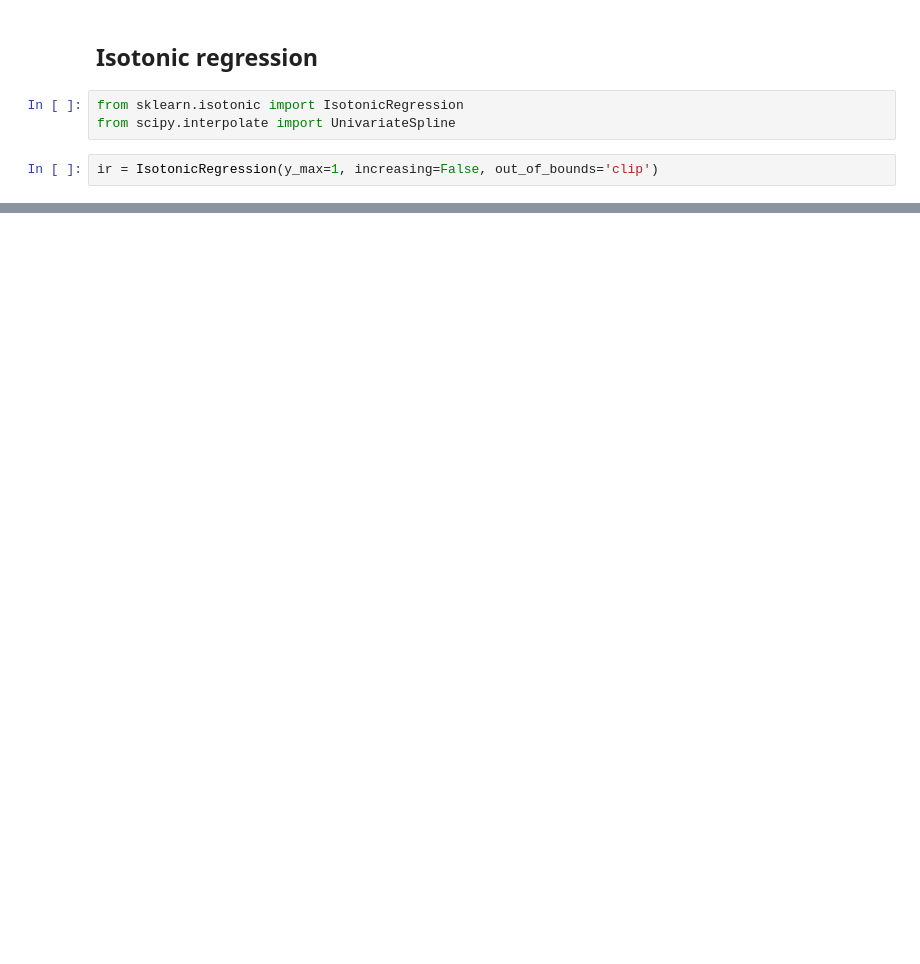
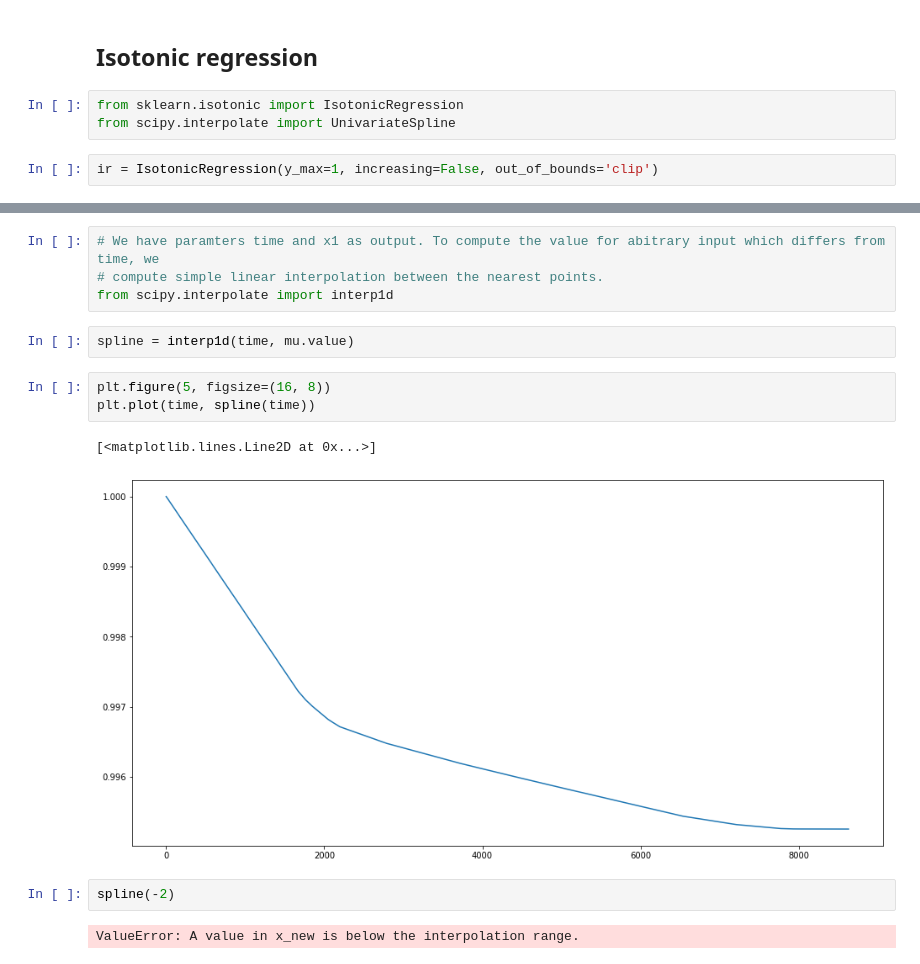
Before and after one commit to roksikonja/dslab_virgo_tsi, a Jupyter notebook: exponential_decay.ipynb, the cells around one changed output, grey strips where cells are left out. Drawn from its saved outputs; the diff is of its cells as text; blank space fills up the shorter version.

```diff
--- a/exponential_decay.ipynb
+++ b/exponential_decay.ipynb
@@ -428,0 +422,16 @@ array([4, 5, 6, 7])
+# %%
+# We have paramters time and x1 as output. To compute the value for abitrary input which differs from time, we
+# compute simple linear interpolation between the nearest points.
+from scipy.interpolate import interp1d
+# %%
+spline = interp1d(time, mu.value)
+# %%
+plt.figure(5, figsize=(16, 8))
+plt.plot(time, spline(time))
+# %% [output]
+[<matplotlib.lines.Line2D at 0x...>]
+[figure, added]
+# %%
+spline(-2)
+# %% [output]
+ValueError: A value in x_new is below the interpolation range.
```
Also changed, not shown: parts of 29 cells of this notebook, 2 other files.
